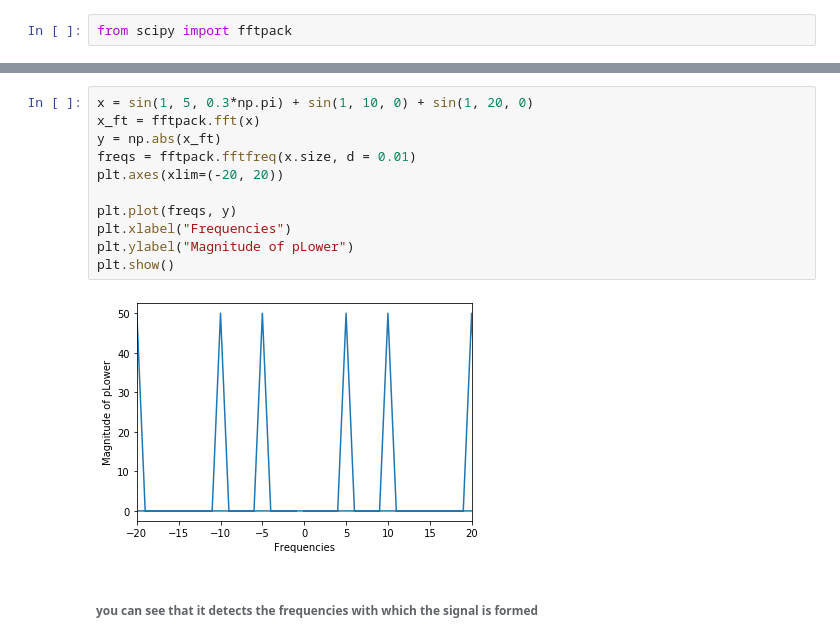
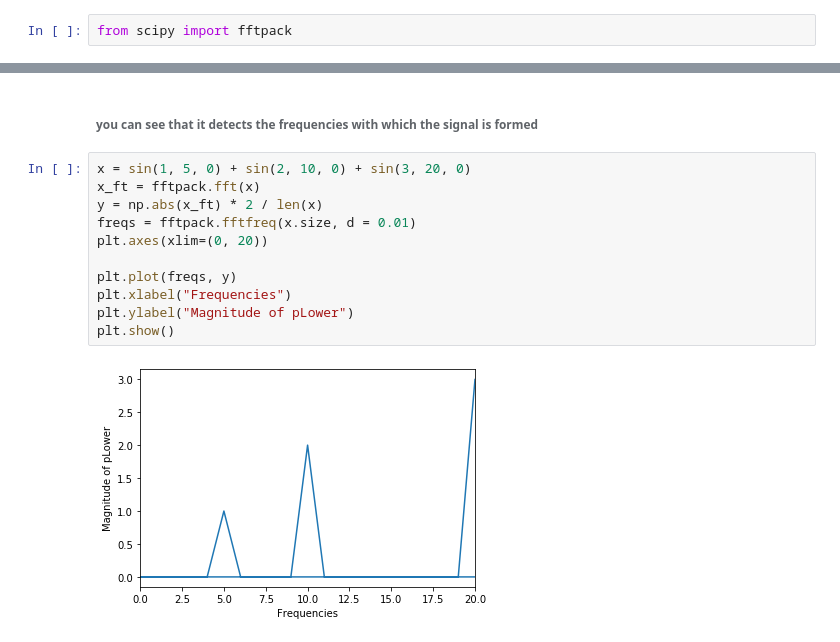
Before and after one commit to Ahmad-Abdalmageed/DSP_tasks-, a Jupyter notebook: Task2/Fourier Transfoms .ipynb, the cells around one changed output, grey strips where cells are left out. Saved outputs shown, nothing was run; the diff lists cells and outputs as text.

```diff
--- a/Task2/Fourier Transfoms .ipynb
+++ b/Task2/Fourier Transfoms .ipynb
@@ -65,15 +26,15 @@ plt.show()
-# %%
-x = sin(1, 5, 0.3*np.pi) + sin(1, 10, 0) + sin(1, 20, 0)
-x_ft = fftpack.fft(x)
-y = np.abs(x_ft)
-freqs = fftpack.fftfreq(x.size, d = 0.01)
-plt.axes(xlim=(-20, 20))
-
-plt.plot(freqs, y)
-plt.xlabel("Frequencies")
-plt.ylabel("Magnitude of pLower")
-plt.show()
-# %% [output]
-[figure, removed]
 # %% [markdown]
 ###### you can see that it detects the frequencies with which the signal is formed
+# %%
+x = sin(1, 5, 0) + sin(2, 10, 0) + sin(3, 20, 0)
+x_ft = fftpack.fft(x)
+y = np.abs(x_ft) * 2 / len(x)
+freqs = fftpack.fftfreq(x.size, d = 0.01)
+plt.axes(xlim=(0, 20))
+
+plt.plot(freqs, y)
+plt.xlabel("Frequencies")
+plt.ylabel("Magnitude of pLower")
+plt.show()
+# %% [output]
+[figure, added]
```
Also changed, not shown: parts of 16 cells of this notebook, 2 other files.
